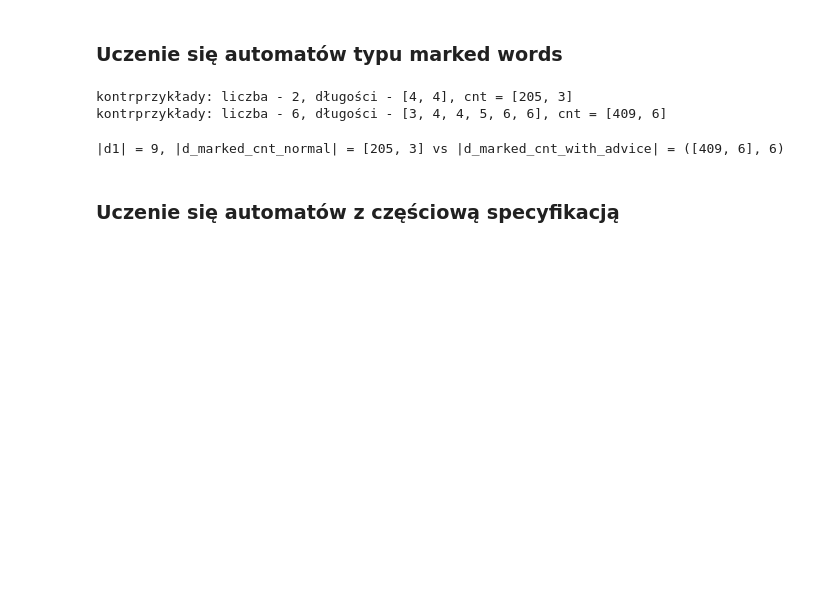
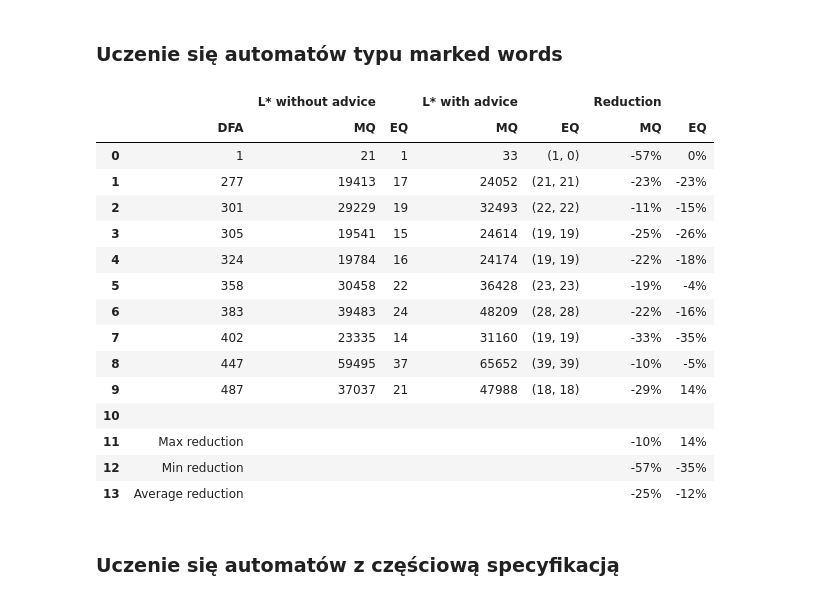
Before and after one commit to michalfica/Learning-automata-with-SRS-, a Jupyter notebook: test_algorithm/test_InferringDFA.ipynb, the cells around one changed output. Cells and saved outputs as stored; diff of their text form; code cells hidden in the pictures; blank space fills up the shorter version.

```diff
--- a/test_algorithm/test_InferringDFA.ipynb
+++ b/test_algorithm/test_InferringDFA.ipynb
@@ -416,17 +454,20 @@ for r in results:
 ### Uczenie się automatów typu **marked words**
 # %%
 class RecordMARKED:
-    def __init__(self, d, d_marked_cnt_normal, d_marked_cnt_with_advice):
+    def __init__(self, d, cnt_normal, cnt_with_advice):
         self.d = d
-        self.d_marked_cnt_normal = d_marked_cnt_normal
-        self.d_marked_cnt_with_advice = d_marked_cnt_with_advice
+        self.cnt_normal = cnt_normal
+        self.cnt_with_advice = cnt_with_advice
+
+        self.mq_reduction = int(((cnt_normal[0] - cnt_with_advice[0][0])/cnt_normal[0])*100)
+        self.eq_reduction = int(((cnt_normal[1] - cnt_with_advice[0][1])/cnt_normal[1])*100)
     def print_record(self):
-        print(f"|d1| = {self.d}, |d_marked_cnt_normal| = {self.d_marked_cnt_normal} vs |d_marked_cnt_with_advice| = {self.d_marked_cnt_with_advice}")
+        print(f"|d| = {self.d}, |cnt_normal| = {self.cnt_normal} vs |cnt_with_advice| = {self.cnt_with_advice}")
 # %%
-seeds = [101] #, 73, 29, 37, 87, 97, 113, 47, 17, 227]
+seeds = [i+1 for i in range(10)]
 
-input_signs = ['a', 'b', 'c', 'd'] #, 'e', 'f']
-max_number_of_states = 10
+input_signs = ['a', 'b', 'c', 'd']
+max_number_of_states = 500
 number_of_itreations = len(seeds)
 
 results = []
@@ -444,12 +485,4 @@ while i < number_of_itreations:
     # _, cnt_normal, _ = run_learning_process(test=test_example(dfa=d_marked))
     _, cnt_with_advice, cnt_ex_with_advice = run_learning_process(test=test_example(dfa=d_marked), advice_system=SRS(), check_consistency=True)
 
-    results.append(RecordMARKED(d=d.Q, d_marked_cnt_normal=cnt_normal, d_marked_cnt_with_advice=(cnt_with_advice, len(cnt_ex_with_advice))))
+    results.append(RecordMARKED(d=d.Q, cnt_normal=cnt_normal, cnt_with_advice=(cnt_with_advice, len(cnt_ex_with_advice))))
-# %% [output]
-kontrprzykłady: liczba - 2, długości - [4, 4], cnt = [205, 3]
-kontrprzykłady: liczba - 6, długości - [3, 4, 4, 5, 6, 6], cnt = [409, 6]
-# %%
-for r in results:
-    r.print_record()
-# %% [output]
-|d1| = 9, |d_marked_cnt_normal| = [205, 3] vs |d_marked_cnt_with_advice| = ([409, 6], 6)
@@ -456,2 +491,33 @@ for r in results:
+# %%
+columns = [('', 'DFA'), ('L* without advice', 'MQ'), ('L* without advice', 'EQ'), ('L* with advice', 'MQ'), ('L* with advice', 'EQ'), ('Reduction', 'MQ'), ('Reduction', 'EQ')]
+data = {
+    columns[0]: [r.d for r in results],
+    columns[1]: [r.cnt_normal[0] for r in results],
+    columns[2]: [r.cnt_normal[1] for r in results],
+    columns[3]: [r.cnt_with_advice[0][0] for r in results],
+    columns[4]: [(r.cnt_with_advice[0][1], r.cnt_with_advice[1]) for r in results],
+    columns[5]: [r.mq_reduction for r in results],
+    columns[6]: [r.eq_reduction for r in results]
+}
+
+df = create_table(columns=columns, data=data)
+display(df)
+# %% [output]
+|  |  | L* without advice |  | L* with advice |  | Reduction |  |
+|  | DFA | MQ | EQ | MQ | EQ | MQ | EQ |
+| 0 | 1 | 21 | 1 | 33 | (1, 0) | -57% | 0% |
+| 1 | 277 | 19413 | 17 | 24052 | (21, 21) | -23% | -23% |
+| 2 | 301 | 29229 | 19 | 32493 | (22, 22) | -11% | -15% |
+| 3 | 305 | 19541 | 15 | 24614 | (19, 19) | -25% | -26% |
+| 4 | 324 | 19784 | 16 | 24174 | (19, 19) | -22% | -18% |
+| 5 | 358 | 30458 | 22 | 36428 | (23, 23) | -19% | -4% |
+| 6 | 383 | 39483 | 24 | 48209 | (28, 28) | -22% | -16% |
+| 7 | 402 | 23335 | 14 | 31160 | (19, 19) | -33% | -35% |
+| 8 | 447 | 59495 | 37 | 65652 | (39, 39) | -10% | -5% |
+| 9 | 487 | 37037 | 21 | 47988 | (18, 18) | -29% | 14% |
+| 10 |  |  |  |  |  |  |  |
+| 11 | Max reduction |  |  |  |  | -10% | 14% |
+| 12 | Min reduction |  |  |  |  | -57% | -35% |
+| 13 | Average reduction |  |  |  |  | -25% | -12% |
 # %% [markdown]
 ### Uczenie się automatów z częściową specyfikacją
```
Also changed, not shown: parts of 38 cells of this notebook, 1 other file.
